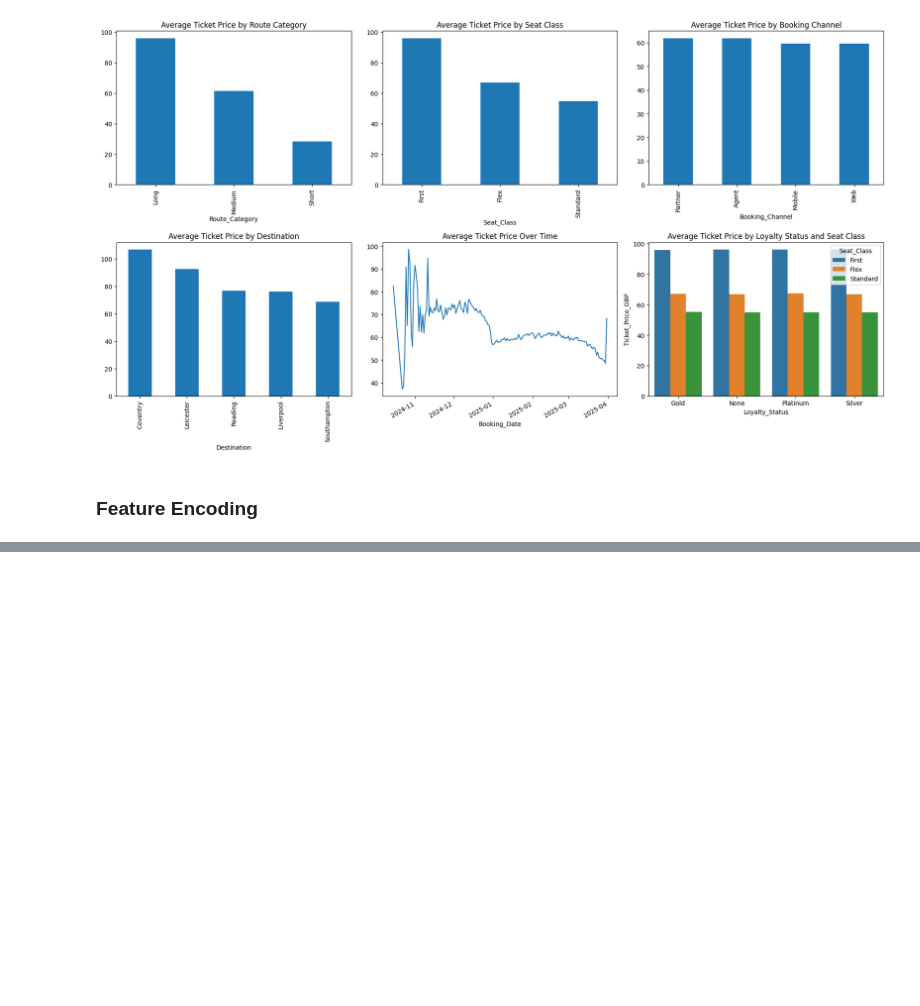
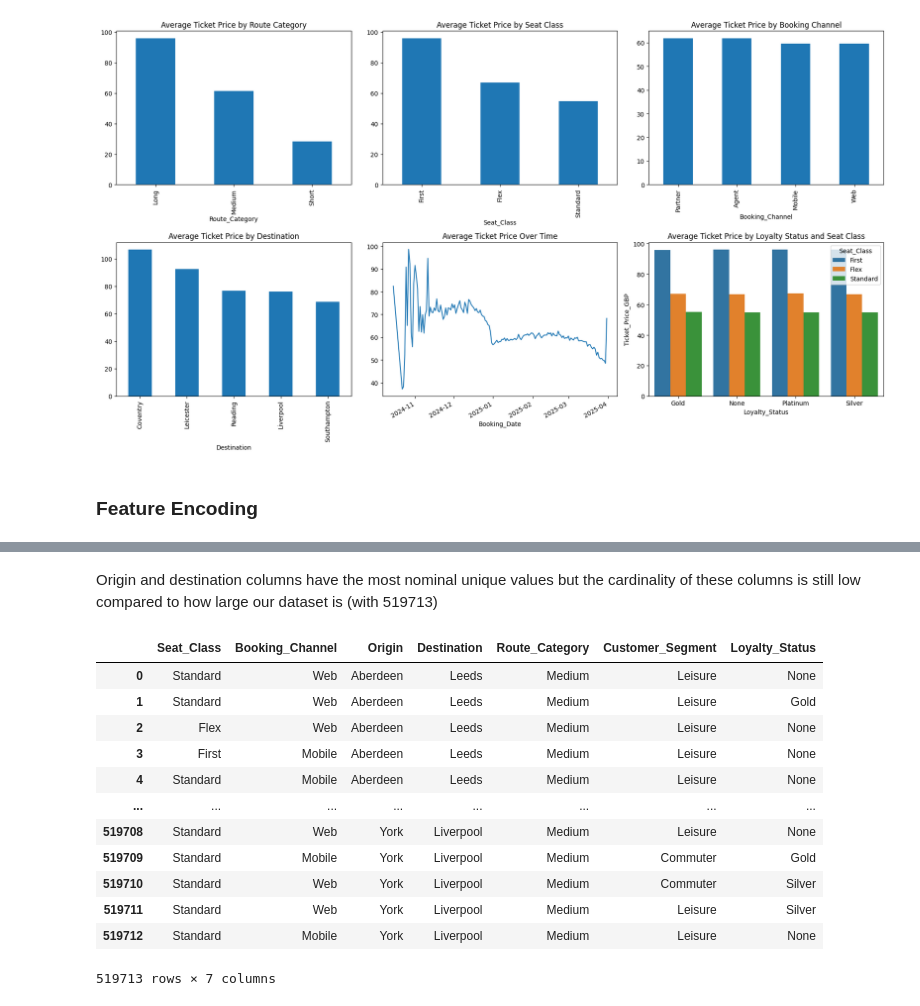
Before and after one commit to michizler/voyage-rails-analytics, a Jupyter notebook: preprocessing/clean.ipynb, the cells around one changed output, grey strips where cells are left out. Cells and saved outputs as stored; diff of their text form; code cells hidden in the pictures; blank space fills up the shorter version.

```diff
--- a/preprocessing/clean.ipynb
+++ b/preprocessing/clean.ipynb
@@ -414,0 +431,6 @@ from sklearn.pipeline import Pipeline
+# %%
+cat_cols = travel_data.select_dtypes(include=['object']).columns.to_list()
+
+cat_cols = cat_cols[3:]  # Exclude the irrelevant ID columns
+
+cat_cols
@@ -414,0 +456,18 @@ from sklearn.pipeline import Pipeline
+# %% [markdown]
+Origin and destination columns have the most nominal unique values but the cardinality of these columns is still low compared to how large our dataset is (with 519713)
+# %%
+travel_data[cat_cols]
+# %% [output]
+|  | Seat_Class | Booking_Channel | Origin | Destination | Route_Category | Customer_Segment | Loyalty_Status |
+| 0 | Standard | Web | Aberdeen | Leeds | Medium | Leisure | None |
+| 1 | Standard | Web | Aberdeen | Leeds | Medium | Leisure | Gold |
+| 2 | Flex | Web | Aberdeen | Leeds | Medium | Leisure | None |
+| 3 | First | Mobile | Aberdeen | Leeds | Medium | Leisure | None |
+| 4 | Standard | Mobile | Aberdeen | Leeds | Medium | Leisure | None |
+| ... | ... | ... | ... | ... | ... | ... | ... |
+| 519708 | Standard | Web | York | Liverpool | Medium | Leisure | None |
+| 519709 | Standard | Mobile | York | Liverpool | Medium | Commuter | Gold |
+| 519710 | Standard | Web | York | Liverpool | Medium | Commuter | Silver |
+| 519711 | Standard | Web | York | Liverpool | Medium | Leisure | Silver |
+| 519712 | Standard | Mobile | York | Liverpool | Medium | Leisure | None |
+519713 rows × 7 columns
```
Also changed, not shown: parts of 20 cells of this notebook, 2 other files.
